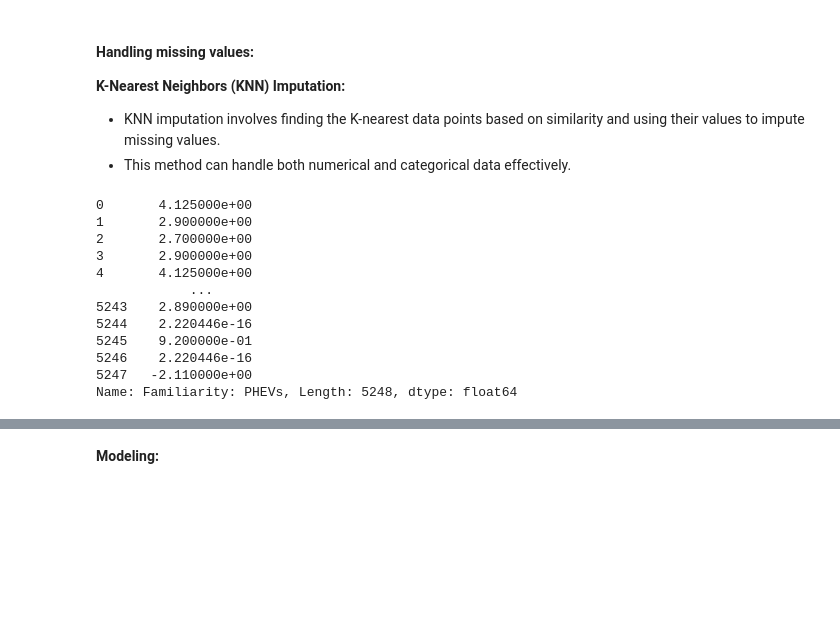
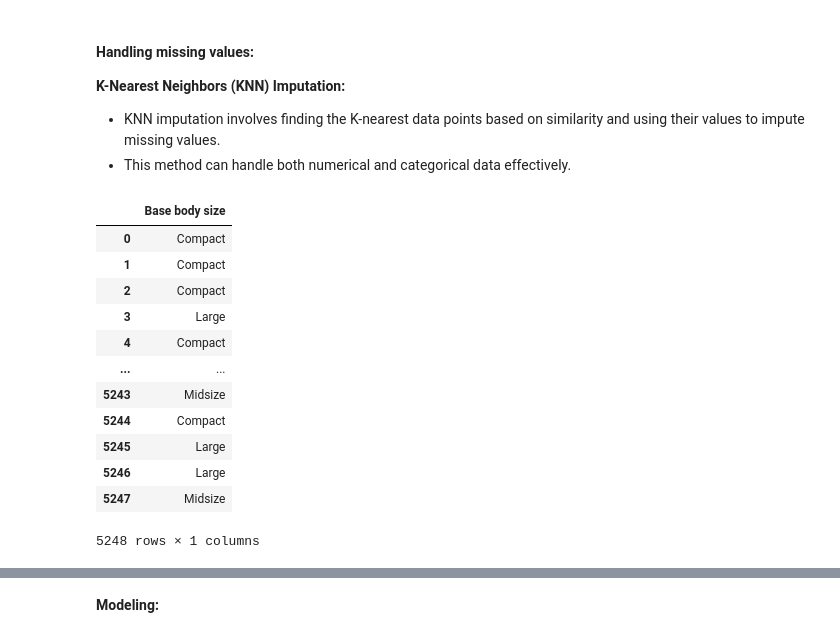
Before and after one commit to kkrusere/EV_Market-Analysis-and-Consumer-Behavior, a Jupyter notebook: data_collection_&_EDA.ipynb, the cells around one changed output, grey strips where cells are left out. Cells and saved outputs as stored; diff of their text form; code cells hidden in the pictures; blank space fills up the shorter version.

```diff
--- a/data_collection_&_EDA.ipynb
+++ b/data_collection_&_EDA.ipynb
@@ -1217,15 +1229,0 @@ merged_dataset[categorical_cols] = merged_dataset_imputed_df_decoded[categorical
-# %%
-merged_dataset['Familiarity: PHEVs']
-# %% [output]
-0       4.125000e+00
-1       2.900000e+00
-2       2.700000e+00
-3       2.900000e+00
-4       4.125000e+00
-            ...
-5243    2.890000e+00
-5244    2.220446e-16
-5245    9.200000e-01
-5246    2.220446e-16
-5247   -2.110000e+00
-Name: Familiarity: PHEVs, Length: 5248, dtype: float64
@@ -1231,0 +1247,18 @@ Name: Familiarity: PHEVs, Length: 5248, dtype: float64
+# %%
+# Decoding 'Base body size' column
+decoded_categorical_cols['Base body size'] = merged_dataset_imputed_df[['Base body size_Compact', "Base body size_Don't know", 'Base body size_Large', 'Base body size_Midsize']].idxmax(axis=1).apply(lambda x: x.split('_')[-1])
+decoded_categorical_cols
+# %% [output]
+|  | Base body size |
+| 0 | Compact |
+| 1 | Compact |
+| 2 | Compact |
+| 3 | Large |
+| 4 | Compact |
+| ... | ... |
+| 5243 | Midsize |
+| 5244 | Compact |
+| 5245 | Large |
+| 5246 | Large |
+| 5247 | Midsize |
+5248 rows × 1 columns
```
Also changed, not shown: parts of 32 cells of this notebook.
